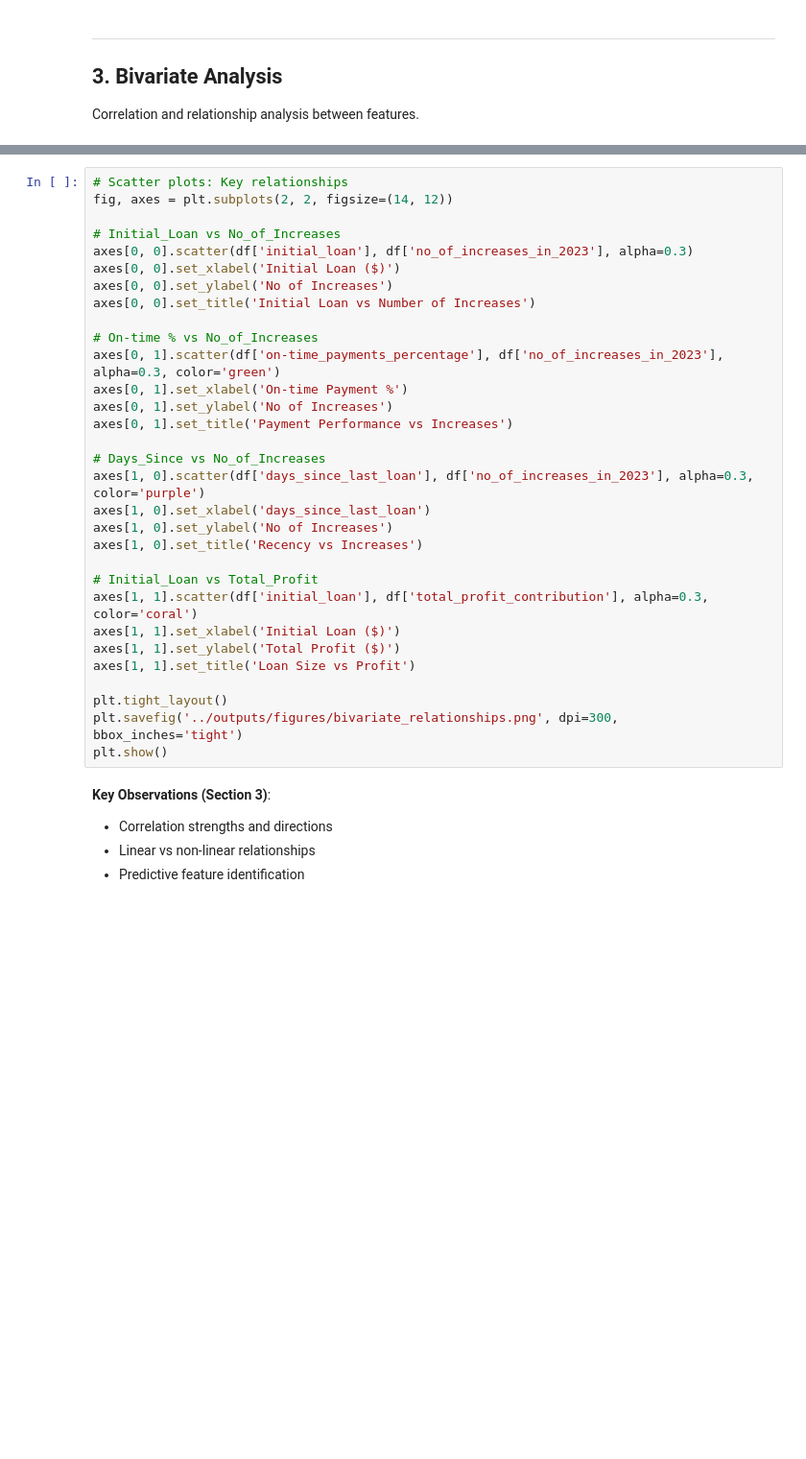
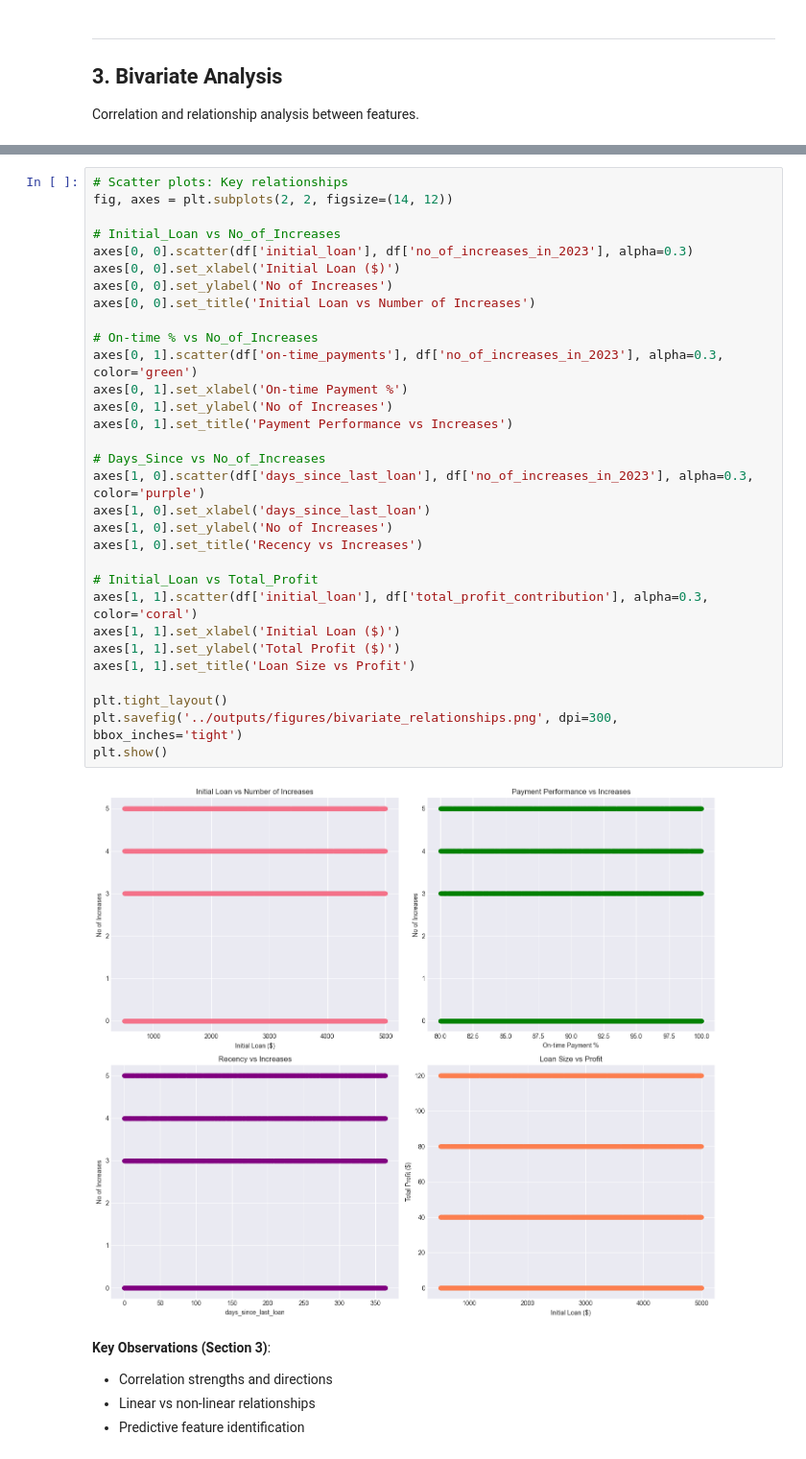
Before and after one commit to whitehackr/Loan-Limit-Optimization, a Jupyter notebook: notebooks/01_exploratory_data_analysis.ipynb, the cells around one changed output, grey strips where cells are left out. Shown: that part at 96% size. Saved outputs shown, nothing was run; the diff lists cells and outputs as text; blank space fills up the shorter version.

```diff
--- a/notebooks/01_exploratory_data_analysis.ipynb
+++ b/notebooks/01_exploratory_data_analysis.ipynb
@@ -245,34 +347,36 @@ print(corr_matrix)
 # %%
 # Scatter plots: Key relationships
 fig, axes = plt.subplots(2, 2, figsize=(14, 12))
 
 # Initial_Loan vs No_of_Increases
 axes[0, 0].scatter(df['initial_loan'], df['no_of_increases_in_2023'], alpha=0.3)
 axes[0, 0].set_xlabel('Initial Loan ($)')
 axes[0, 0].set_ylabel('No of Increases')
 axes[0, 0].set_title('Initial Loan vs Number of Increases')
 
 # On-time % vs No_of_Increases
-axes[0, 1].scatter(df['on-time_payments_percentage'], df['no_of_increases_in_2023'], alpha=0.3, color='green')
+axes[0, 1].scatter(df['on-time_payments'], df['no_of_increases_in_2023'], alpha=0.3, color='green')
 axes[0, 1].set_xlabel('On-time Payment %')
 axes[0, 1].set_ylabel('No of Increases')
 axes[0, 1].set_title('Payment Performance vs Increases')
 
 # Days_Since vs No_of_Increases
 axes[1, 0].scatter(df['days_since_last_loan'], df['no_of_increases_in_2023'], alpha=0.3, color='purple')
 axes[1, 0].set_xlabel('days_since_last_loan')
 axes[1, 0].set_ylabel('No of Increases')
 axes[1, 0].set_title('Recency vs Increases')
 
 # Initial_Loan vs Total_Profit
 axes[1, 1].scatter(df['initial_loan'], df['total_profit_contribution'], alpha=0.3, color='coral')
 axes[1, 1].set_xlabel('Initial Loan ($)')
 axes[1, 1].set_ylabel('Total Profit ($)')
 axes[1, 1].set_title('Loan Size vs Profit')
 
 plt.tight_layout()
 plt.savefig('../outputs/figures/bivariate_relationships.png', dpi=300, bbox_inches='tight')
 plt.show()
+# %% [output]
+[figure, added]
 # %% [markdown]
 **Key Observations (Section 3)**:
 - Correlation strengths and directions
```
Also changed, not shown: parts of 23 cells of this notebook.
